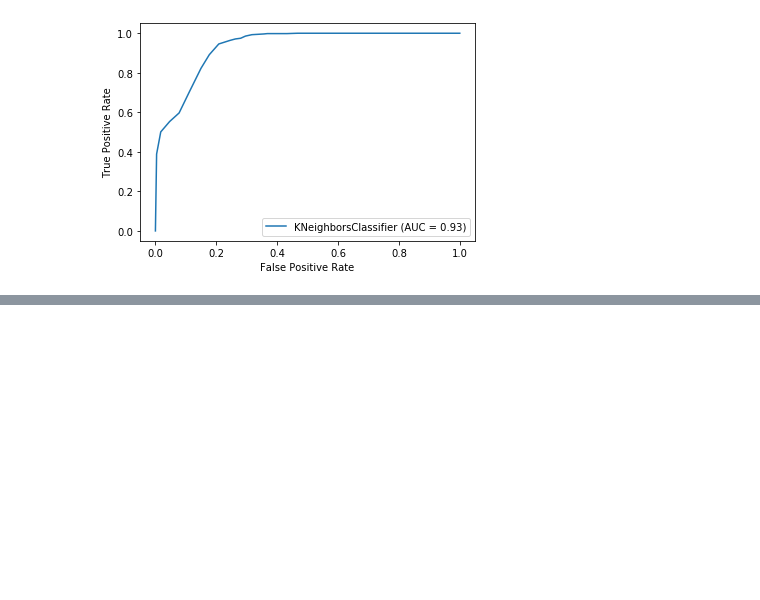
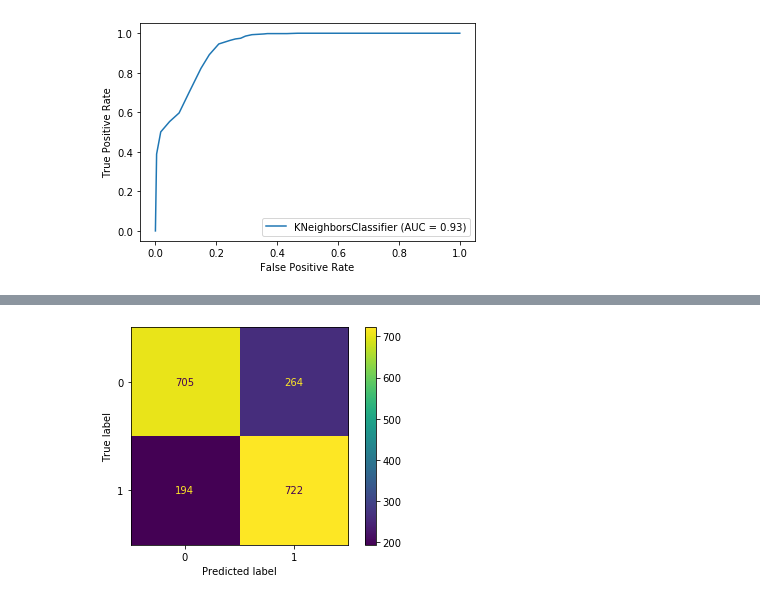
Before and after one commit to mledl/mupped-show-classification, a Jupyter notebook: SIM1/src/SIM1.ipynb, the cells around one changed output, grey strips where cells are left out. Drawn from its saved outputs; the diff is of its cells as text; code cells hidden in the pictures; blank space fills up the shorter version.

```diff
--- a/SIM1/src/SIM1.ipynb
+++ b/SIM1/src/SIM1.ipynb
@@ -207,0 +248,5 @@ plt.show()
+# %%
+plot_confusion_matrix(ws_rf_cls, x_validation_mfcc, y_validation_mfcc, values_format='d')
+plt.show()
+# %% [output]
+[figure, added]
```
Also changed, not shown: parts of 11 cells of this notebook, 1 other file.
